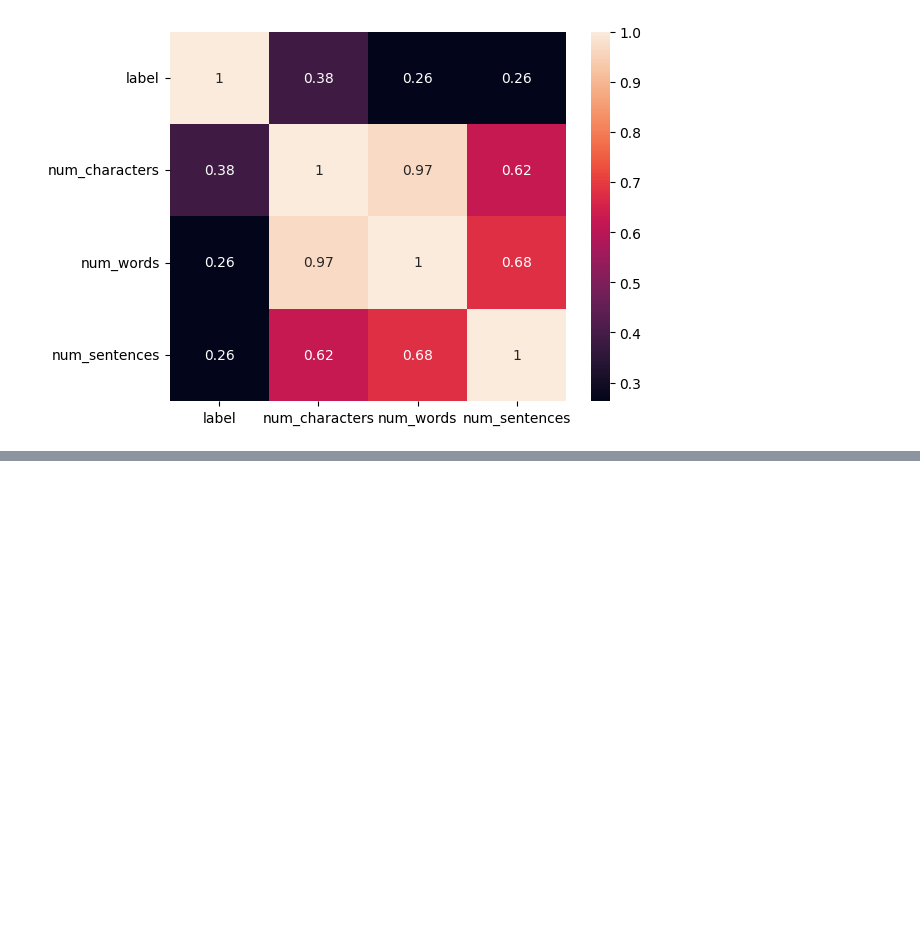
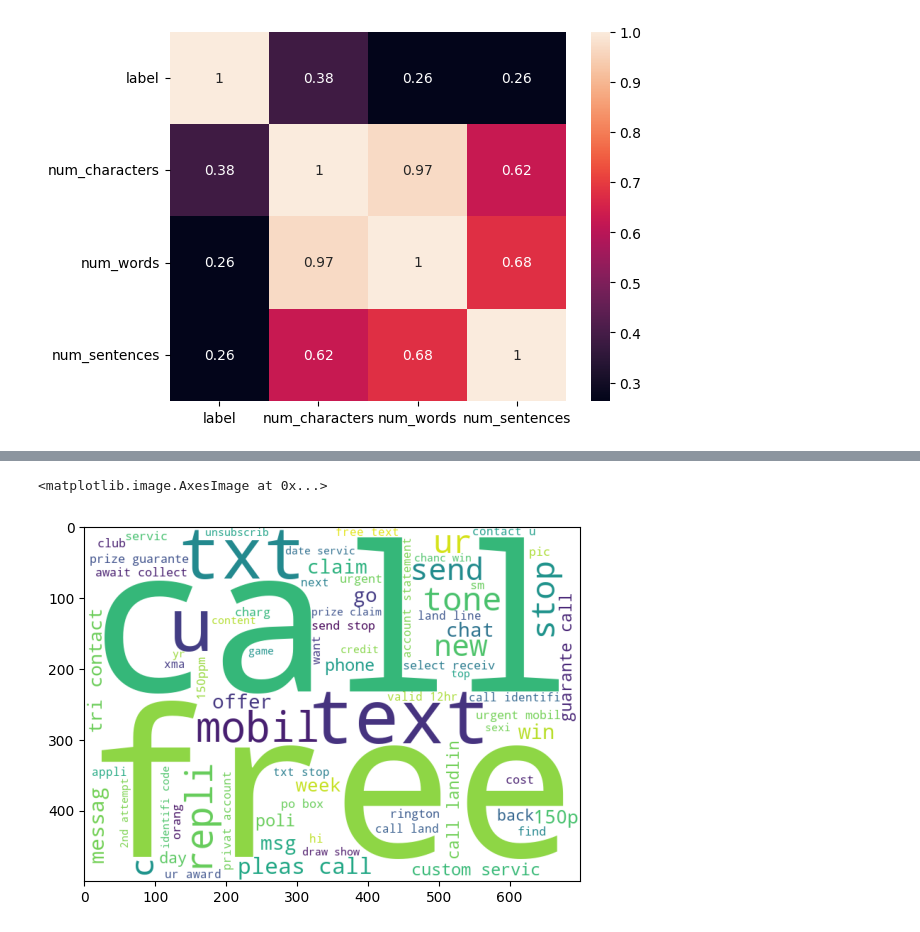
Before and after one commit to thekhurapaatimind/sms-spam-detection, a Jupyter notebook: sms-spam-detector.ipynb, the cells around one changed output, grey strips where cells are left out. Drawn from its saved outputs; the diff is of its cells as text; code cells hidden in the pictures; blank space fills up the shorter version.

```diff
--- a/sms-spam-detector.ipynb
+++ b/sms-spam-detector.ipynb
@@ -171,0 +240,14 @@ sns.heatmap(df[['label', 'num_characters', 'num_words', 'num_sentences']].corr()
+# %%
+def transform(text):
+    text = text.lower()
+    text = nltk.word_tokenize(text)
+
+    L = []
+
+    for word in text:
+        if word in stopwords.words('english') or word in punctuation:
+            continue
+        if word.isalnum():
+            L.append(ps.stem(word))
+
+    return ' '.join(L)
@@ -171,0 +273,12 @@ sns.heatmap(df[['label', 'num_characters', 'num_words', 'num_sentences']].corr()
+# %%
+df['transformed_text'] = df['text'].apply(transform)
+# %%
+from wordcloud import WordCloud
+wc = WordCloud(width=700, height=500, background_color='white', min_font_size=12)
+# %%
+spam_wc = wc.generate(' '.join(df[df['label'] == 1]['transformed_text']))
+# %%
+plt.imshow(spam_wc)
+# %% [output]
+<matplotlib.image.AxesImage at 0x...>
+[figure, added]
```
Also changed, not shown: parts of 19 cells of this notebook.
